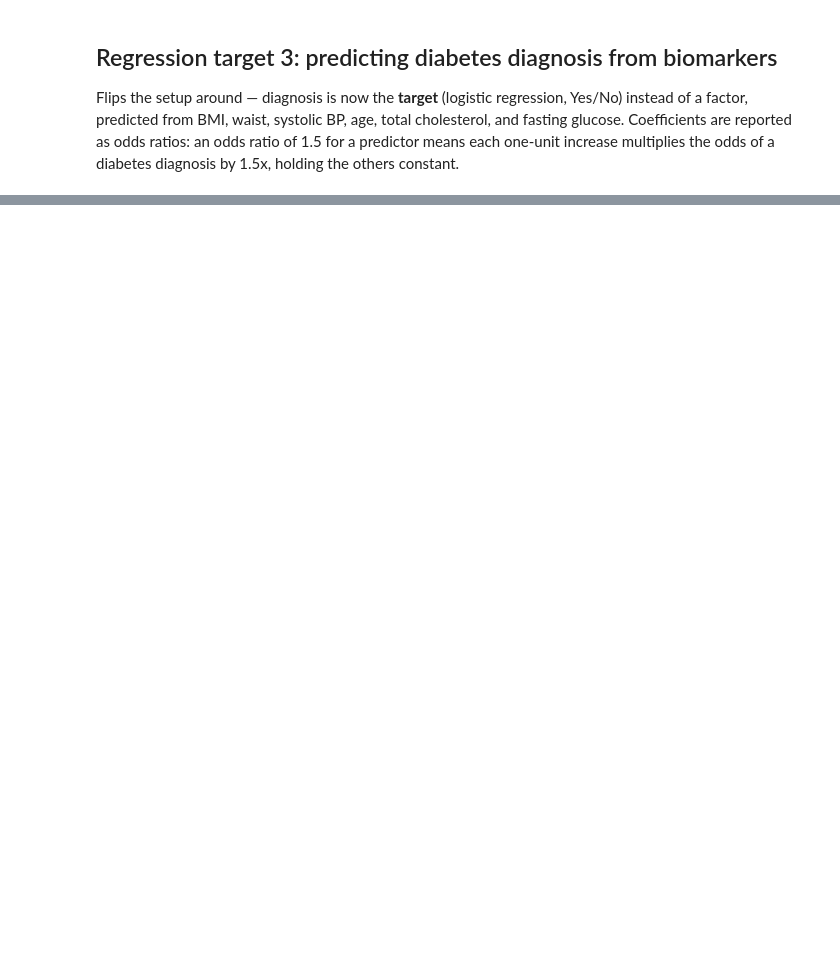
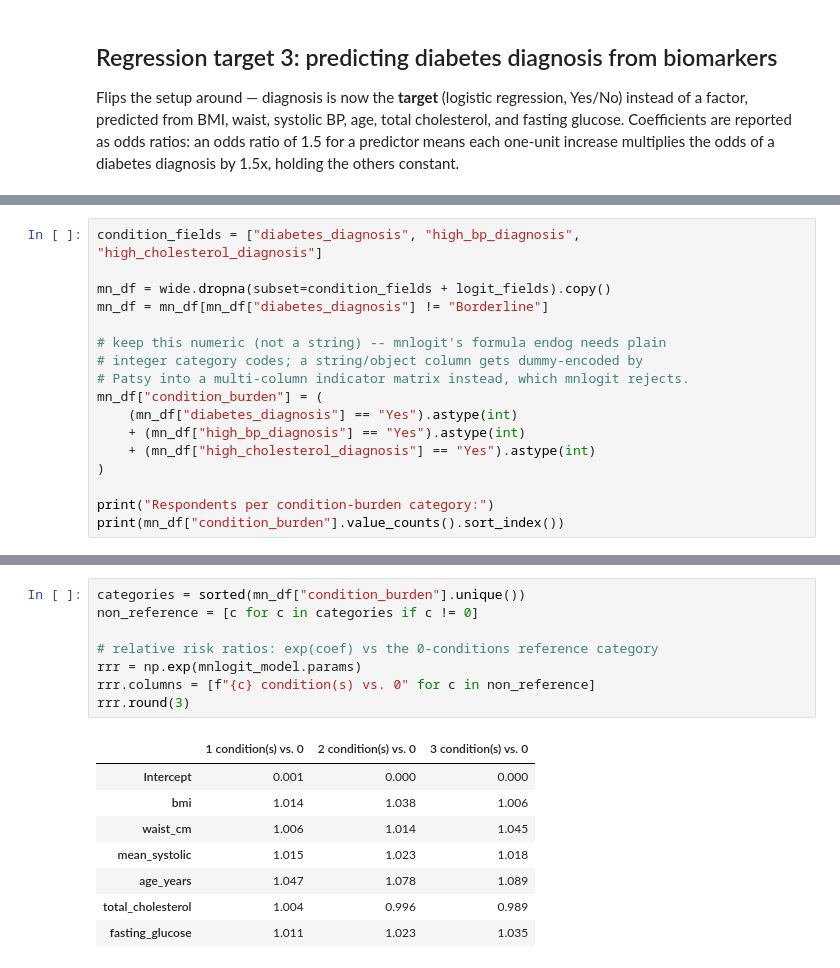
Before and after one commit to jdstigma/NHANES-Cardiometabolic-Warehouse, a Jupyter notebook: notebooks/exploration.ipynb, the cells around one changed output, grey strips where cells are left out. Saved outputs shown, nothing was run; the diff lists cells and outputs as text; blank space fills up the shorter version.

```diff
--- a/notebooks/exploration.ipynb
+++ b/notebooks/exploration.ipynb
@@ -303,0 +425,17 @@ print(f"{y_logit.sum():,} of {len(y_logit):,} respondents ({y_logit.mean():.1%})
+# %%
+condition_fields = ["diabetes_diagnosis", "high_bp_diagnosis", "high_cholesterol_diagnosis"]
+
+mn_df = wide.dropna(subset=condition_fields + logit_fields).copy()
+mn_df = mn_df[mn_df["diabetes_diagnosis"] != "Borderline"]
+
+# keep this numeric (not a string) -- mnlogit's formula endog needs plain
+# integer category codes; a string/object column gets dummy-encoded by
+# Patsy into a multi-column indicator matrix instead, which mnlogit rejects.
+mn_df["condition_burden"] = (
+    (mn_df["diabetes_diagnosis"] == "Yes").astype(int)
+    + (mn_df["high_bp_diagnosis"] == "Yes").astype(int)
+    + (mn_df["high_cholesterol_diagnosis"] == "Yes").astype(int)
+)
+
+print("Respondents per condition-burden category:")
+print(mn_df["condition_burden"].value_counts().sort_index())
@@ -303,0 +476,17 @@ print(f"{y_logit.sum():,} of {len(y_logit):,} respondents ({y_logit.mean():.1%})
+# %%
+categories = sorted(mn_df["condition_burden"].unique())
+non_reference = [c for c in categories if c != 0]
+
+# relative risk ratios: exp(coef) vs the 0-conditions reference category
+rrr = np.exp(mnlogit_model.params)
+rrr.columns = [f"{c} condition(s) vs. 0" for c in non_reference]
+rrr.round(3)
+# %% [output]
+|  | 1 condition(s) vs. 0 | 2 condition(s) vs. 0 | 3 condition(s) vs. 0 |
+| Intercept | 0.001 | 0.000 | 0.000 |
+| bmi | 1.014 | 1.038 | 1.006 |
+| waist_cm | 1.006 | 1.014 | 1.045 |
+| mean_systolic | 1.015 | 1.023 | 1.018 |
+| age_years | 1.047 | 1.078 | 1.089 |
+| total_cholesterol | 1.004 | 0.996 | 0.989 |
+| fasting_glucose | 1.011 | 1.023 | 1.035 |
```
Also changed, not shown: parts of 20 cells of this notebook, 5 other files.
